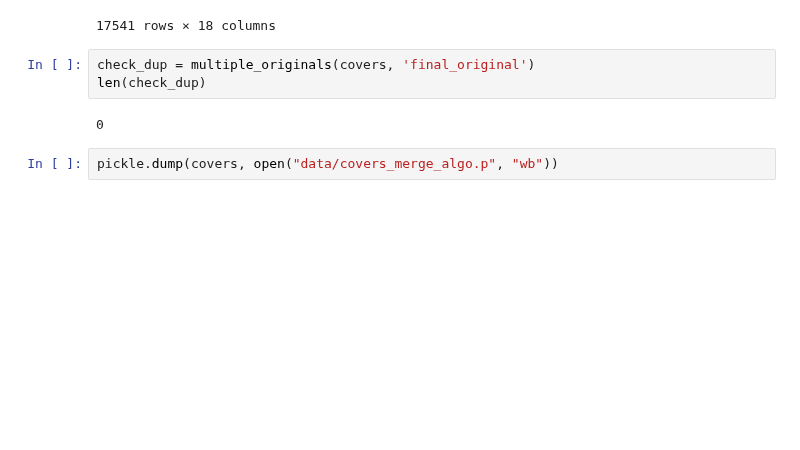
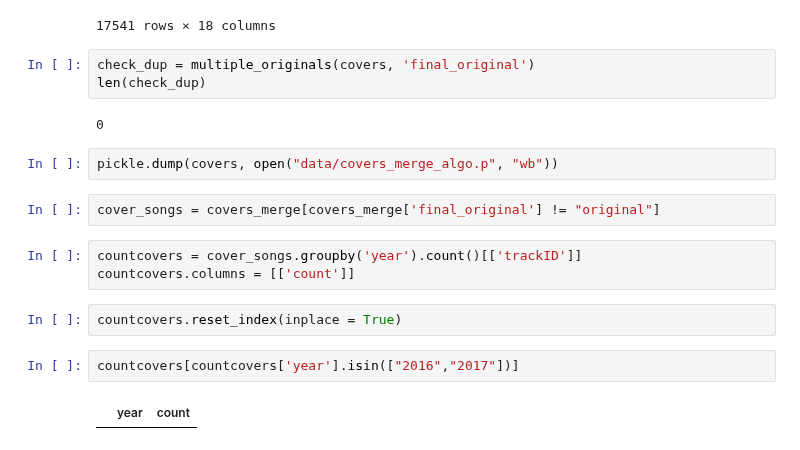
Before and after one commit to padesplaces/ada2017, a Jupyter notebook: project/notebook_lou.ipynb, the cells around one changed output. Saved outputs shown, nothing was run; the diff lists cells and outputs as text; blank space fills up the shorter version.

```diff
--- a/project/notebook_lou.ipynb
+++ b/project/notebook_lou.ipynb
@@ -119,3 +129,14 @@ len(check_dup)
 0
 # %%
 pickle.dump(covers, open("data/covers_merge_algo.p", "wb"))
+# %%
+cover_songs = covers_merge[covers_merge['final_original'] != "original"]
+# %%
+countcovers = cover_songs.groupby('year').count()[['trackID']]
+countcovers.columns = [['count']]
+# %%
+countcovers.reset_index(inplace = True)
+# %%
+countcovers[countcovers['year'].isin(["2016","2017"])]
+# %% [output]
+|  | year | count |
```
Also changed, not shown: parts of 6 cells of this notebook, 2 other files.
